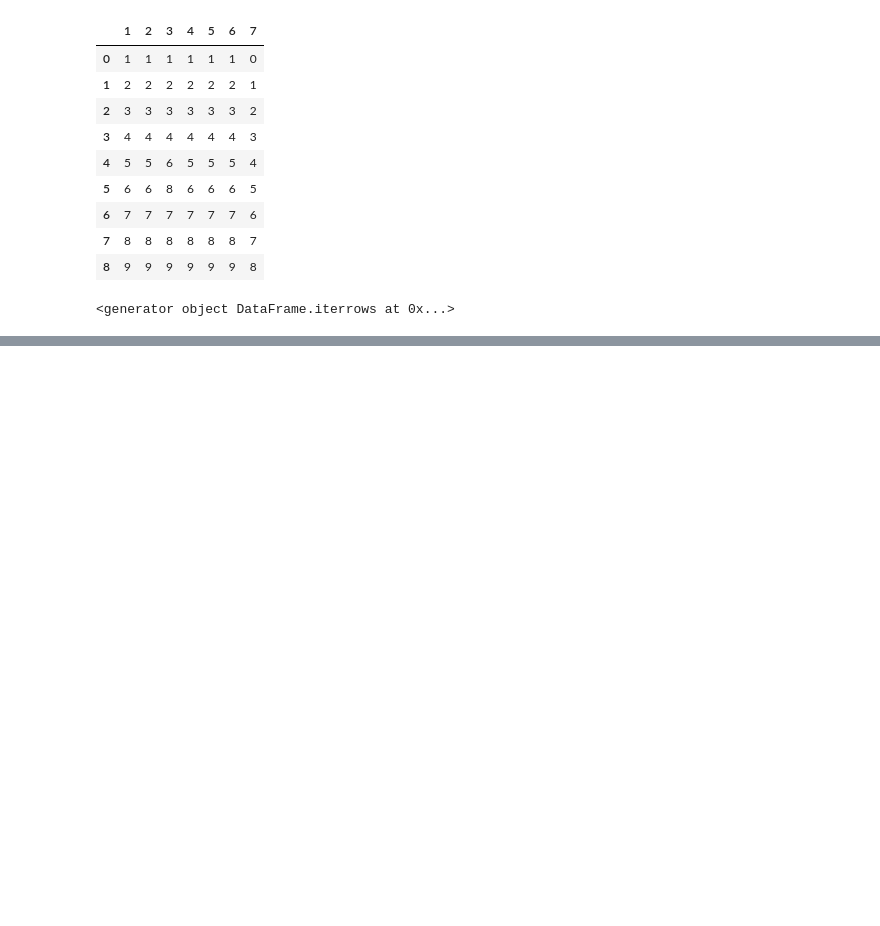
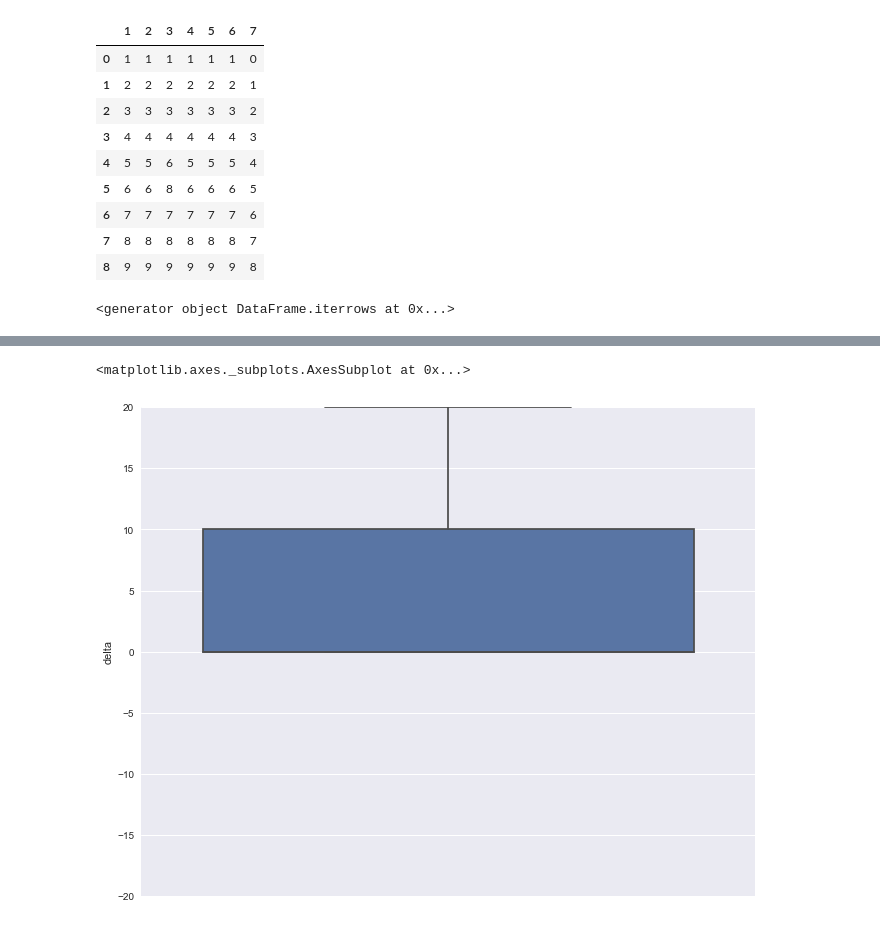
Before and after one commit to rshamsy/Summer-Research, a Jupyter notebook: dataExp.ipynb, the cells around one changed output, grey strips where cells are left out. Cells and saved outputs as stored; diff of their text form; code cells hidden in the pictures; blank space fills up the shorter version.

```diff
--- a/dataExp.ipynb
+++ b/dataExp.ipynb
@@ -596,0 +1087,8 @@ testdf
+# %%
+#confirming duplicated ts rows removed
+print(m5ts.apply(func=nunique_percolumn))
+print(m5ts.shape)
+
+print(m5ts_nodup.apply(func=nunique_percolumn))
+print(m5ts_nodup.shape)
+m5ts=m5ts_nodup
@@ -596,0 +1131,5 @@ testdf
+# %%
+#removing millisecond values so that there is congruence.
+import datetime as dt
+m5ts['ts']=pd.to_datetime(m5ts.ts)
+m5ts['ts']=m5ts['ts'].dt.strftime('%Y-%m-%d %H:%M:%S')
@@ -596,0 +1178,2 @@ testdf
+# %%
+m5ts = m5ts.drop_duplicates(subset='ts')
@@ -596,0 +1211,2 @@ testdf
+# %%
+tsindex = m5ts.set_index('ts')
@@ -596,0 +1275,6 @@ testdf
+# %%
+plt.ylim([-20,20])
+sns.boxplot(y='delta',data=tsindex)
+# %% [output]
+<matplotlib.axes._subplots.AxesSubplot at 0x...>
+[figure, added]
```
Also changed, not shown: parts of 163 cells of this notebook, 2 other files.
